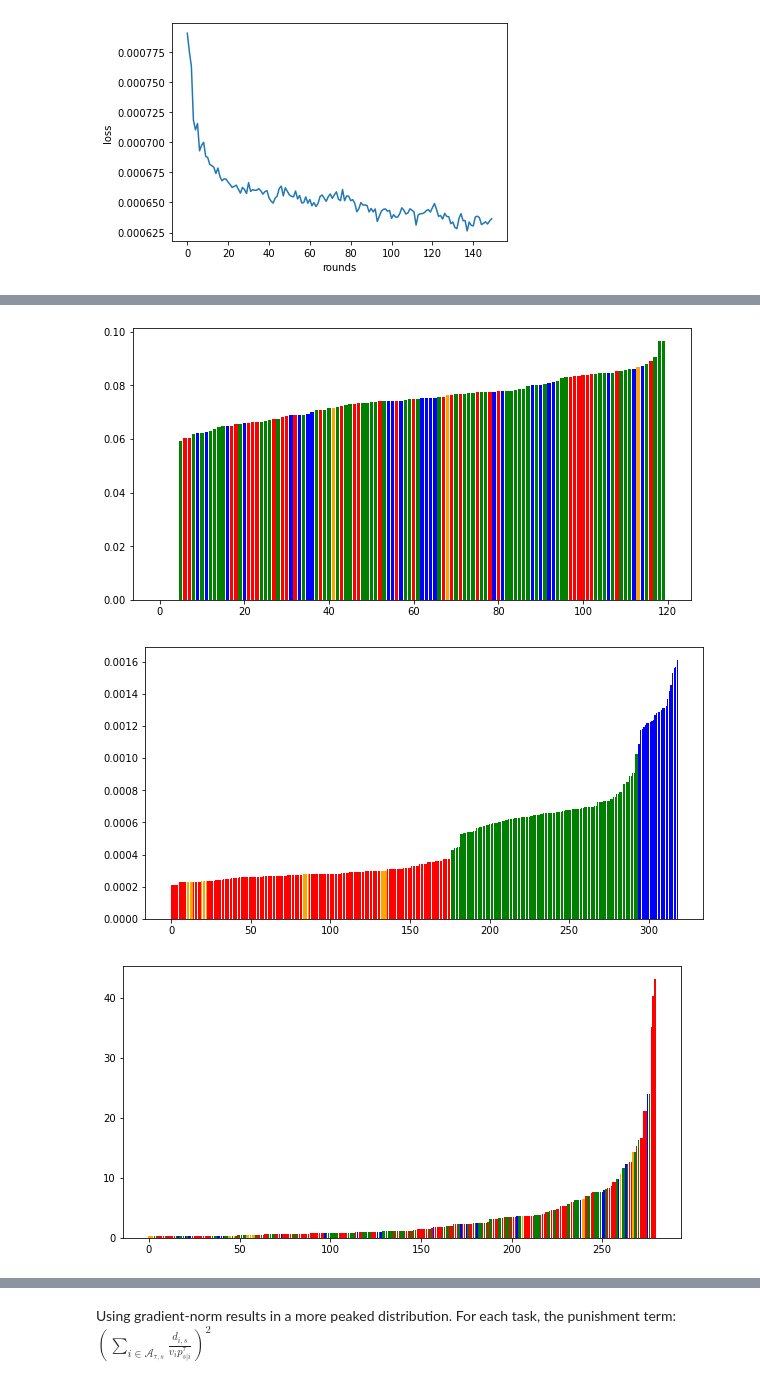
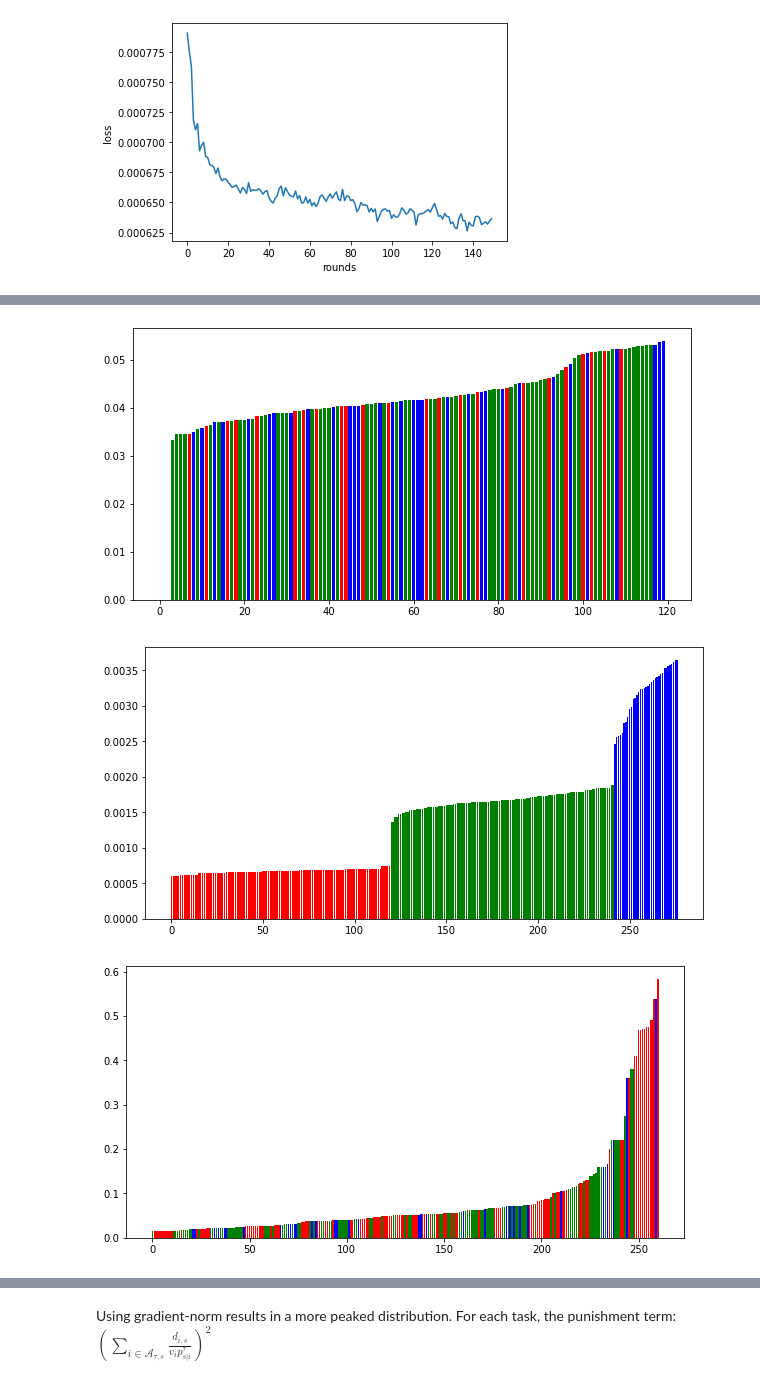
Before and after one commit to haoran-zh/mmfl-Dec, a Jupyter notebook: new_idea.ipynb, the cells around one changed output, grey strips where cells are left out. Saved outputs shown, nothing was run; the diff lists cells and outputs as text; code cells hidden in the pictures.

```diff
--- a/new_idea.ipynb
+++ b/new_idea.ipynb
@@ -35,7 +35,8 @@ plt.show()
 [figure]
 [figure]
 # %%
-folder_name = "./result/5task_nnnnn_fffse_lessVenn_AS_a1_18"
+# folder_name = "./result/5task_nnnnn_mse_lessVennc0.1_AS_a1_17"
+folder_name = "./result/5task_nnnnn_distribution_lessVennc0.1_ASF0.01_a1_14"
 # read localLoss_exp0_algo0.npy
 import numpy as np
 localLoss_exp0_algo0 = np.load(folder_name+"/localLoss_exp0_algo0.npy")
@@ -189,7 +190,7 @@ plt.figure(figsize=(10, 5))
 plt.bar(length, p_client[sorted_index], color=color_list_processor)
 plt.show()
 # %% [output]
-[figure, old version]
+[figure, new version]
 # %%
 import numpy as np
 # read gradient_AS.pkl
@@ -223,41 +224,42 @@ plt.figure(figsize=(10, 5))
 plt.bar(length, gradient_AS[sorted_index3], color=color_list_processor3)
 plt.show()
 # %% [output]
-[figure, old version]
+[figure, new version]
 # %%
 import numpy as np
 # read gradient_AS.pkl
 import pickle
-folder_name_OS = "./result/5task_nnnnn_fffse_lessVenn_OS_a1_19"
+#folder_name_OS = "./result/5task_nnnnn_mse_lessVennc0.1_OS_a1_17"
+folder_name_OS = "./result/5task_nnnnn_fffse_lessVenn_OS_a1_14"
 with open(folder_name_OS+"/gradient_OS.pkl", "rb") as f:
     gradient_OS = pickle.load(f)
 # last round
 gradient_OS = gradient_OS[-1]
 # sort and plot bar
 sorted_index4 = np.argsort(gradient_OS)
 
 color_list_processor4 = []
 for p_index in sorted_index4:
     index = processor2client[p_index]
     if client_task_ability[index] == 1:
         color_list_processor4.append('blue')
     elif client_task_ability[index] == 2:
         color_list_processor4.append('green')
     elif client_task_ability[index] == 3:
         color_list_processor4.append('yellow')
     elif client_task_ability[index] == 4:
         color_list_processor4.append('orange')
     elif client_task_ability[index] == 5:
         color_list_processor4.append('red')
 
 import matplotlib.pyplot as plt
 length = range(len(gradient_OS))
 # make plot wider
 plt.figure(figsize=(10, 5))
 plt.bar(length, gradient_OS[sorted_index4], color=color_list_processor4)
 plt.show()
 # %% [output]
-[figure, old version]
+[figure, new version]
 # %%
 # plot psi distribution
 with open(folder_name_OS+"/psi_OS.pkl", "rb") as f:
```
Also changed, not shown: parts of 27 cells of this notebook.
